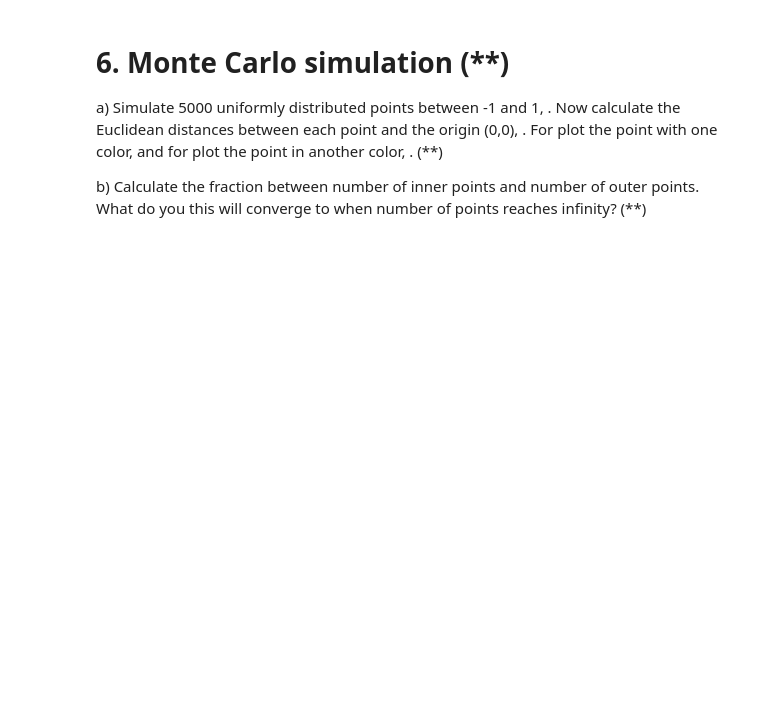
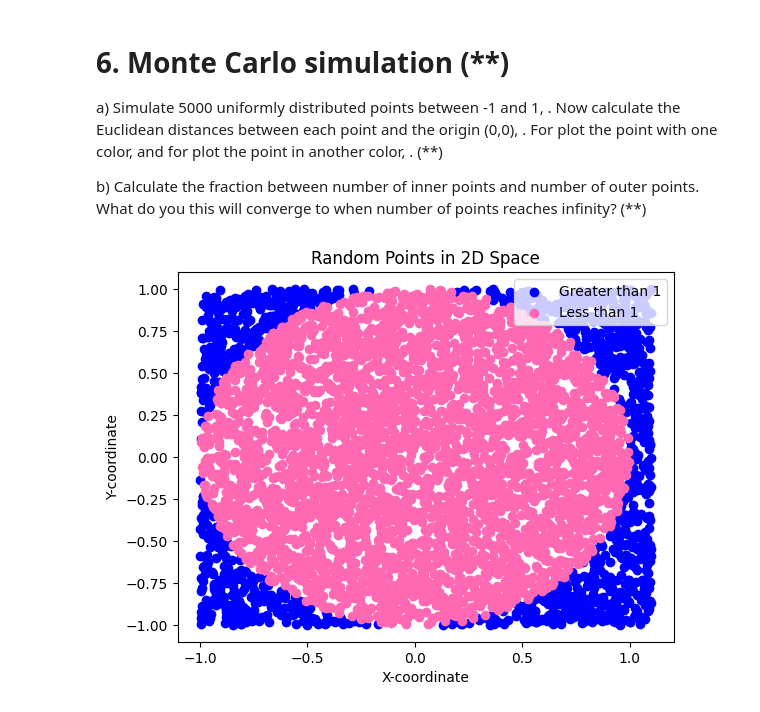
Before and after one commit to DeerBay/Python-Julia-Sjoholm, a Jupyter notebook: Exercises/04-list-exercise.ipynb, the cells around one changed output. Saved outputs shown, nothing was run; the diff lists cells and outputs as text; code cells hidden in the pictures; blank space fills up the shorter version.

```diff
--- a/Exercises/04-list-exercise.ipynb
+++ b/Exercises/04-list-exercise.ipynb
@@ -88,3 +189,37 @@ Simulate:
 . (**)
 
   b) Calculate the fraction between number of inner points and number of outer points. What do you this will converge to when number of points reaches infinity? (**)
+# %%
+import random
+import math
+import matplotlib.pyplot as plt
+
+def euclidean_distance(point1, point2):
+    return math.sqrt((point1[0] - point2[0])**2 + (point1[1] - point2[1])**2)
+
+# Simulate 5000 uniformly distributed points between -1 and 1
+points = [(random.uniform(-1, 1.1), random.uniform(-1, 1)) for _ in range(5000)]
+
+# Calculate distances to the origin (0, 0) using the euclidean_distance function
+origin = (0, 0)
+distances = [euclidean_distance(point, origin) for point in points]
+
+points_less_than_1 = [point for point, distance in zip(points, distances) if distance < 1]
+points_greater_than_or_equal_to_1 = [point for point, distance in zip(points, distances) if distance >= 1]
+
+# Extract x and y coordinates for the scatter plot
+x_values_less_than_1 = [point[0] for point in points_less_than_1]
+y_values_less_than_1 = [point[1] for point in points_less_than_1]
+x_values_greater_than_or_equal_to_1 = [point[0] for point in points_greater_than_or_equal_to_1]
+y_values_greater_than_or_equal_to_1 = [point[1] for point in points_greater_than_or_equal_to_1]
+
+# Plot the points on a scatter plot
+plt.scatter(x_values_greater_than_or_equal_to_1, y_values_greater_than_or_equal_to_1, label='Greater than 1', color='blue')
+plt.scatter(x_values_less_than_1, y_values_less_than_1, label='Less than 1', color='hotpink')
+plt.title('Random Points in 2D Space')
+plt.xlabel('X-coordinate')
+plt.ylabel('Y-coordinate')
+plt.legend()
+plt.show()
+# %% [output]
+[figure, added]
```
Also changed, not shown: parts of 5 cells of this notebook, 1 other file.
